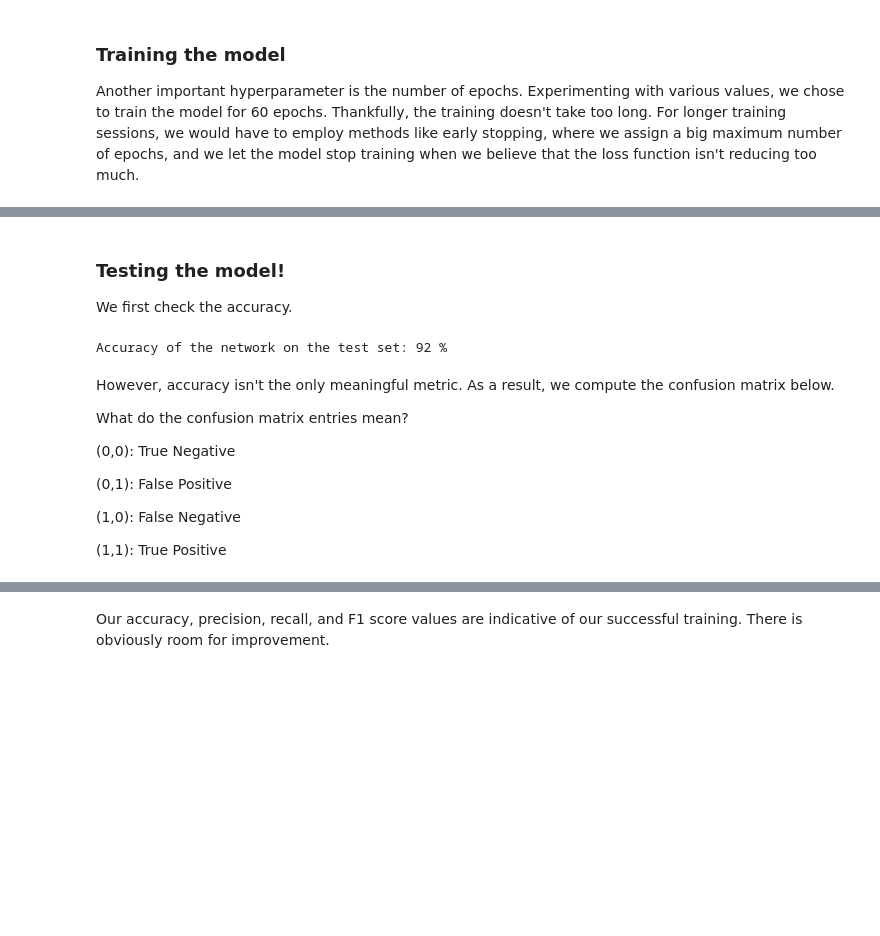
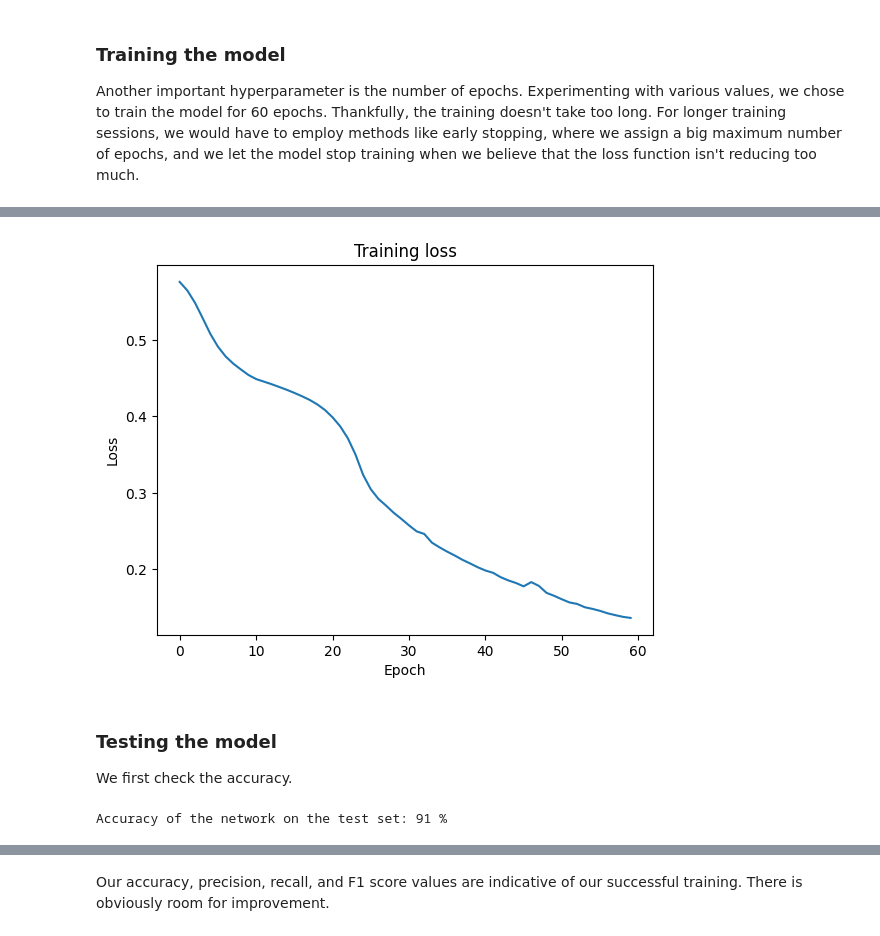
Before and after one commit to gkementzidis/spam_email_LSTM_LM, a Jupyter notebook: spam_detection_LSTM_01.ipynb, the cells around one changed output, grey strips where cells are left out. Drawn from its saved outputs; the diff is of its cells as text; code cells hidden in the pictures; blank space fills up the shorter version.

```diff
--- a/spam_detection_LSTM_01.ipynb
+++ b/spam_detection_LSTM_01.ipynb
@@ -175,7 +177,7 @@ One of the model's hyperparameters is the batch size. We can experiment with mul
 # %%
 # create dataloaders for the training and test sets
 batch_size = 32
-train_loader = DataLoader(TensorDataset(train_tensor, train_labels), batch_size=batch_size, shuffle=False)
+train_loader = DataLoader(TensorDataset(train_tensor, train_labels), batch_size=batch_size, shuffle=True)
 test_loader = DataLoader(TensorDataset(test_tensor, test_labels), batch_size=batch_size, shuffle=False)
 # %% [markdown]
 ### Create the LSTM network and the final model architecture
@@ -220,6 +222,7 @@ optimizer = optim.Adam(model.parameters(), lr=1e-4)
 Another important hyperparameter is the number of epochs. Experimenting with various values, we chose to train the model for 60 epochs. Thankfully, the training doesn't take too long. For longer training sessions, we would have to employ methods like early stopping, where we assign a big maximum number of epochs, and we let the model stop training when we believe that the loss function isn't reducing too much.
 # %%
 epochs = 60
+losses = []
 # training
 for epoch in range(epochs):
     running_loss = 0.0
@@ -234,6 +237,7 @@ for epoch in range(epochs):
         optimizer.step()
 
     print('[%d] loss: %.3f' % (epoch + 1, running_loss / 100))
+    losses.append(running_loss / 100)
 print('Finished Training')
 # %% [output]
 [1] loss: 0.576
@@ -255,6 +259,14 @@ print('Finished Training')
 Finished Training
+# %%
+plt.plot(losses)
+plt.title('Training loss')
+plt.xlabel('Epoch')
+plt.ylabel('Loss')
+plt.show()
+# %% [output]
+[figure, added]
 # %% [markdown]
-### Testing the model!
+### Testing the model
 
 We first check the accuracy.
 # %%
@@ -272,16 +284,4 @@ with torch.no_grad():
 
 print('Accuracy of the network on the test set: %d %%' % (100 * correct / total))
 # %% [output]
-Accuracy of the network on the test set: 92 %
+Accuracy of the network on the test set: 91 %
-# %% [markdown]
-However, accuracy isn't the only meaningful metric. As a result, we compute the confusion matrix below.
-
-What do the confusion matrix entries mean?
-
-(0,0): True Negative
-
-(0,1): False Positive
-
-(1,0): False Negative
-
-(1,1): True Positive
```
Also changed, not shown: parts of 6 cells of this notebook.
